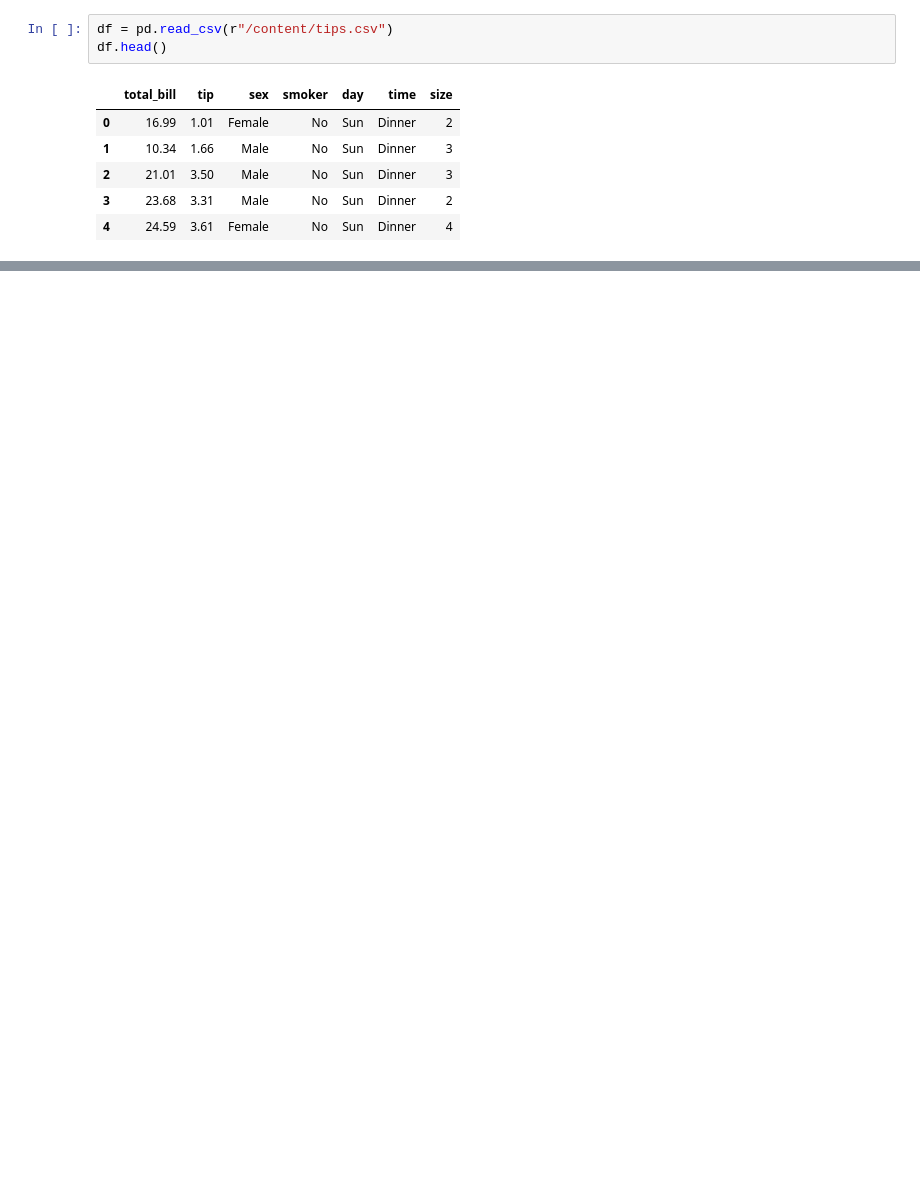
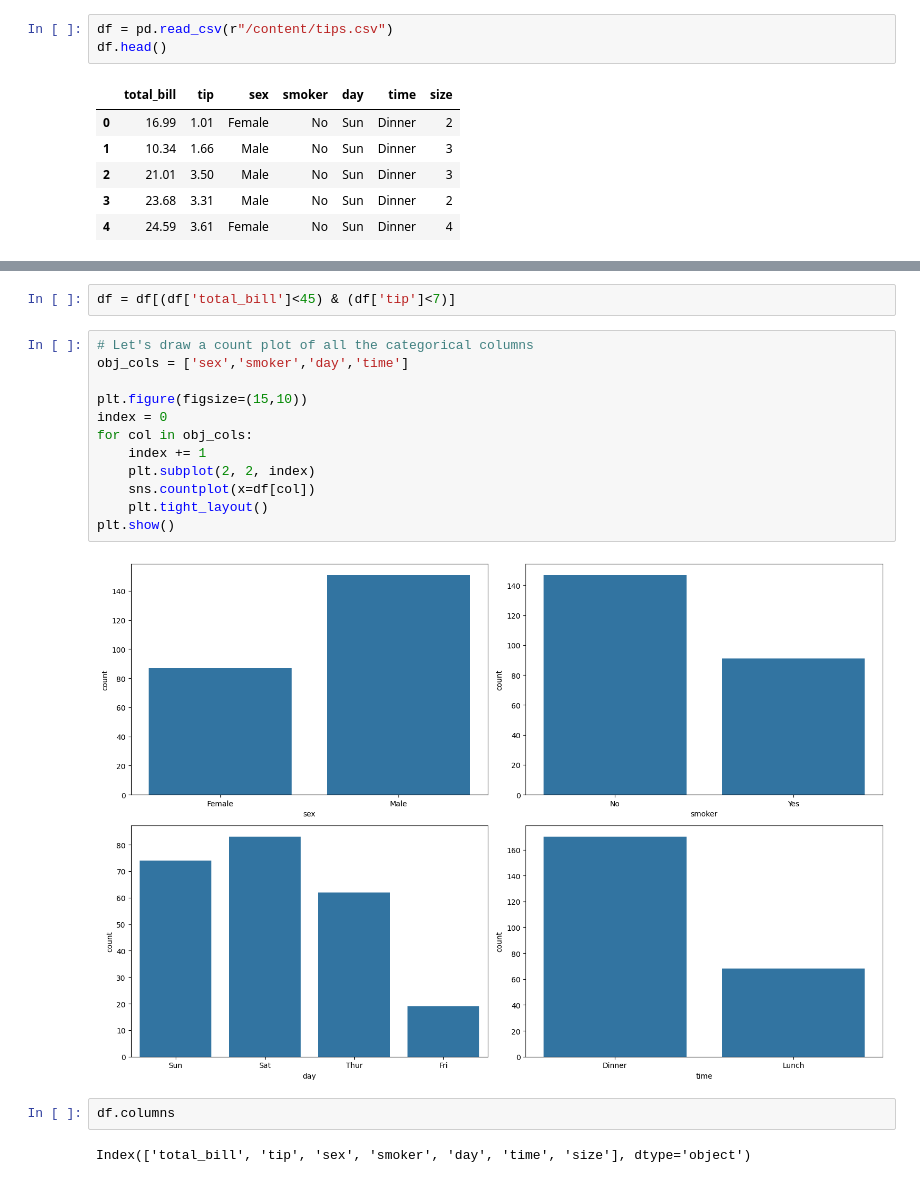
Before and after one commit to rizz045/Waiter-s-Tip-Prediction-using-Machine-Learning, a Jupyter notebook: Waiter’s_Tip_Prediction_using_Machine_Learning.ipynb, the cells around one changed output, grey strips where cells are left out. Saved outputs shown, nothing was run; the diff lists cells and outputs as text; blank space fills up the shorter version.

```diff
--- a/Waiter’s_Tip_Prediction_using_Machine_Learning.ipynb
+++ b/Waiter’s_Tip_Prediction_using_Machine_Learning.ipynb
@@ -24,0 +127,20 @@ df.head()
+# %%
+df = df[(df['total_bill']<45) & (df['tip']<7)]
+# %%
+# Let's draw a count plot of all the categorical columns
+obj_cols = ['sex','smoker','day','time']
+
+plt.figure(figsize=(15,10))
+index = 0
+for col in obj_cols:
+    index += 1
+    plt.subplot(2, 2, index)
+    sns.countplot(x=df[col])
+    plt.tight_layout()
+plt.show()
+# %% [output]
+[figure, added]
+# %%
+df.columns
+# %% [output]
+Index(['total_bill', 'tip', 'sex', 'smoker', 'day', 'time', 'size'], dtype='object')
```
Also changed, not shown: parts of 16 cells of this notebook.
